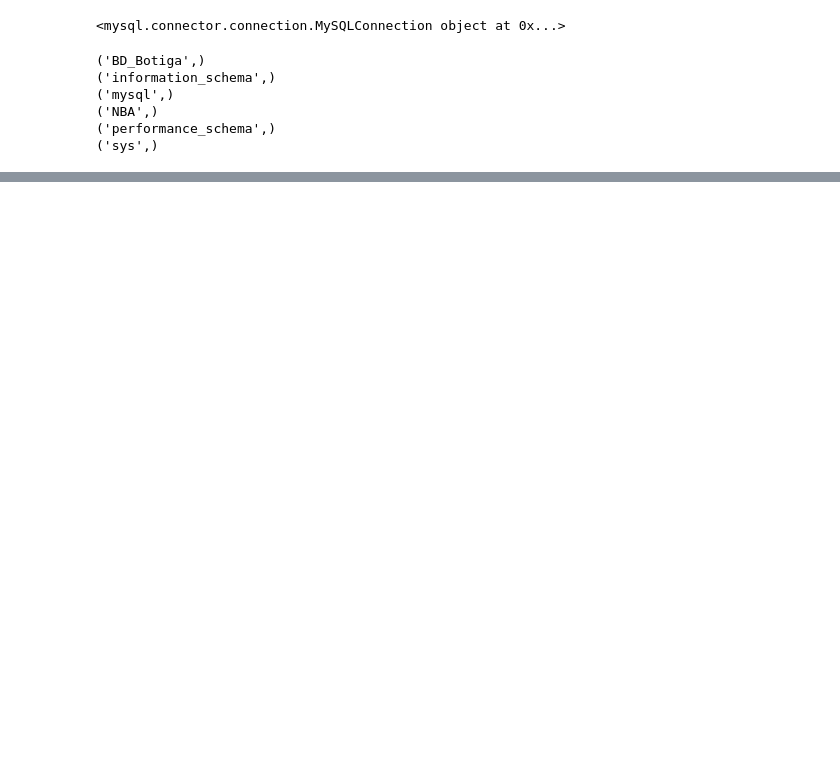
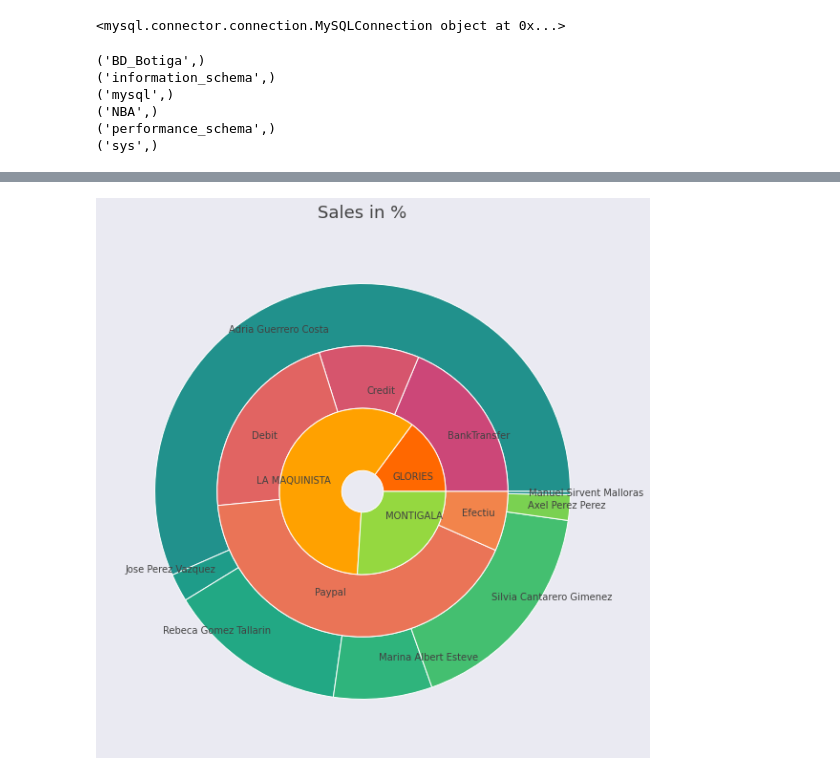
Before and after one commit to Jahdry/Data_Science_Submits, a Jupyter notebook: Sprint17/Base_dades_python/Base_dades.ipynb, the cells around one changed output, grey strips where cells are left out. Saved outputs shown, nothing was run; the diff lists cells and outputs as text; code cells hidden in the pictures; blank space fills up the shorter version.

```diff
--- a/Sprint17/Base_dades_python/Base_dades.ipynb
+++ b/Sprint17/Base_dades_python/Base_dades.ipynb
@@ -43,0 +183,10 @@ tables['teams'] = ("CREATE TABLE `teams` (League_ID ))
+# %%
+""" EXECUTEM LA CONSULTA I LA RESPOSTA LA CONVERTIM EN UN DATAFRAME """
+
+mydb = mydb = mysql.connector.connect(
+    host = host,
+    user = user,
+    password = pwd,
+    database = 'BD_Botiga')
+
+sales = pd.read_sql(sql, con=mydb) #Aquest metode genera el dataframe indicant el statement SQL i el conector
@@ -43,0 +212,7 @@ tables['teams'] = ("CREATE TABLE `teams` (League_ID ))
+# %%
+# Manipulem el dataframe per obtenir les dades ordenades per com les volem respresentar.
+
+pie = sales[['Establiment','Venedor', 'Subtotal', 'MetodePagament']].groupby(['Establiment','Venedor','MetodePagament']).aggregate(sum)
+pie = pie.reset_index()
+pie2 = pie.pivot_table('Subtotal', ['Establiment','Venedor','MetodePagament'])
+pie2
@@ -43,0 +239,55 @@ tables['teams'] = ("CREATE TABLE `teams` (League_ID ))
+# %%
+# Definm les propietats del grafic
+facecolor = '#eaeaf2'
+font_color = '#424242'
+hfont = {'fontname':'Calibri'}
+
+a,b,c,= [plt.cm.autumn,plt.cm.plasma, plt.cm.viridis]
+inner_colors = [a(.41), a(.63), c(.84)]
+mid_colors = [b(.50),b(.55),b(.60),b(.65),b(.70),b(.75)]
+outer_colors = [c(.50),c(.55),c(.60),c(.65),c(.70),c(.80)]
+
+labels1 = pie['Establiment'].unique()
+labels3 = pie['Venedor'].unique()
+labels2 = pie['MetodePagament'].unique()
+size = 0.3
+
+#Definim les dades que entraran al grafic
+vals = pie2.groupby('Establiment')['Subtotal'].sum()
+vals2 = pie2.groupby('MetodePagament')['Subtotal'].sum()
+vals3 = pie2.groupby('Venedor')['Subtotal'].sum()
+
+# Creem la figura i els subplots
+fig, ax = plt.subplots(figsize=(10,10), facecolor=facecolor)
+
+#Generem els grafics de pastis
+ax.pie(vals3,
+       radius=1,
+       labels=labels3,
+       colors=outer_colors,
+       textprops={'color':font_color},
+       wedgeprops=dict(width=size, edgecolor='w'),
+       labeldistance=0.8)
+
+ax.pie(vals2,
+       radius=1-size,
+       labels=labels2, # size=0.3
+       colors=mid_colors,
+       textprops={'color':font_color},
+       wedgeprops=dict(width=size, edgecolor='w'),
+       labeldistance=0.7)
+
+ax.pie(vals,
+       radius=1-2*size, # size=0.3
+       colors=inner_colors,
+       labels=labels1,
+       textprops={'color':font_color},
+       wedgeprops=dict(width=size, edgecolor='w'),
+       labeldistance=0.4)
+
+ax.set_title('Sales in %', fontsize=18, pad=15, color=font_color, **hfont)
+
+#Plotegem el grafic
+plt.show()
+# %% [output]
+[figure, added]
```
Also changed, not shown: parts of 17 cells of this notebook, 1 other file.
